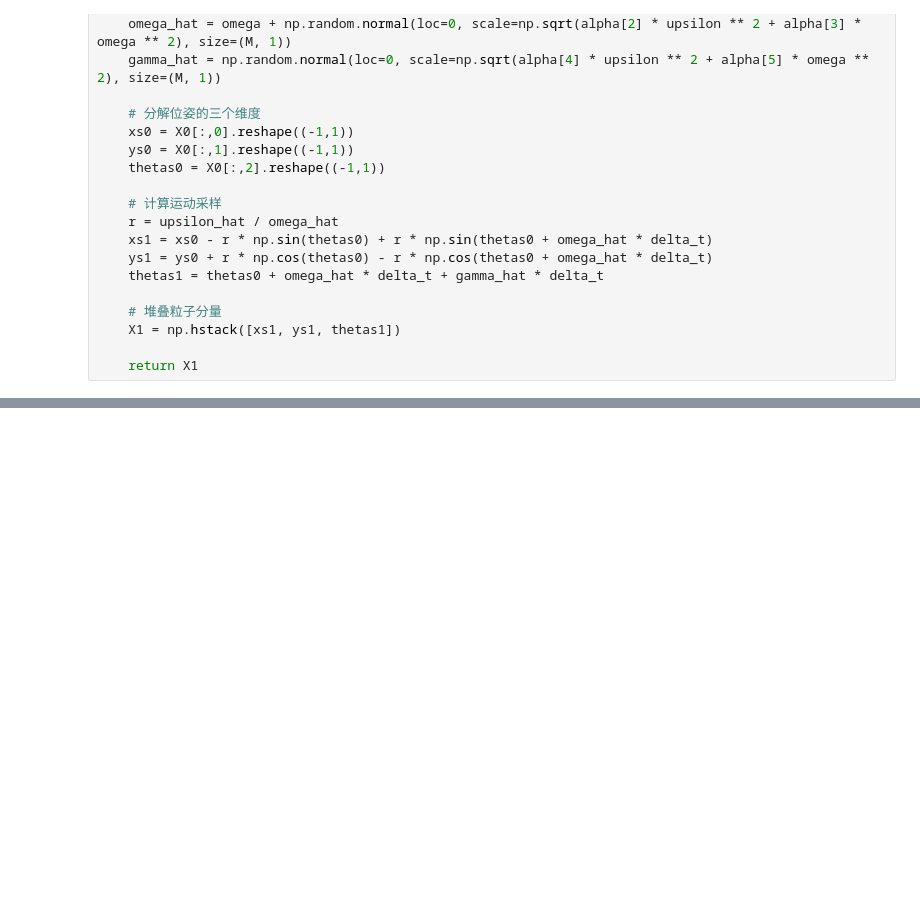
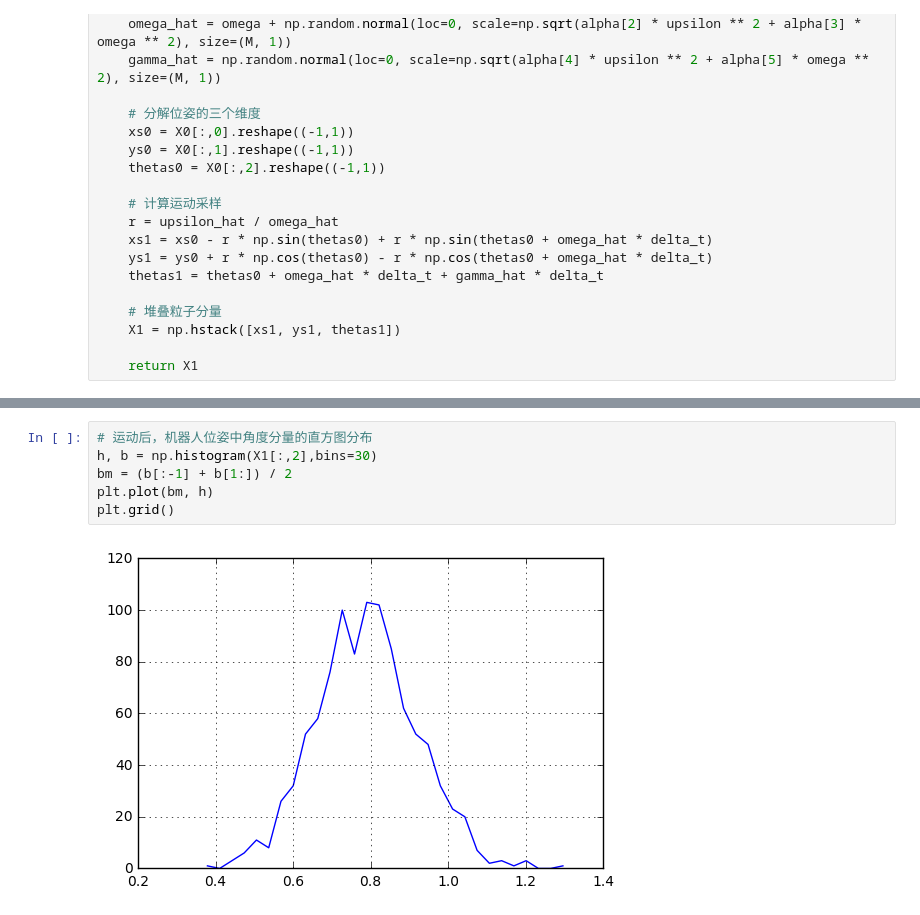
Before and after one commit to liuii/ProbRobotics, a Jupyter notebook: notebooks/03MotionModel/VelocityMotionModel.ipynb, the cells around one changed output, grey strips where cells are left out. Drawn from its saved outputs; the diff is of its cells as text; blank space fills up the shorter version.

```diff
--- a/notebooks/03MotionModel/VelocityMotionModel.ipynb
+++ b/notebooks/03MotionModel/VelocityMotionModel.ipynb
@@ -152,0 +277,8 @@ plt.scatter(X1[:,0], X1[:,1], c='r', s=5, lw=0, alpha=0.2)
+# %%
+# 运动后，机器人位姿中角度分量的直方图分布
+h, b = np.histogram(X1[:,2],bins=30)
+bm = (b[:-1] + b[1:]) / 2
+plt.plot(bm, h)
+plt.grid()
+# %% [output]
+[figure, added]
```
Also changed, not shown: parts of 7 cells of this notebook.
